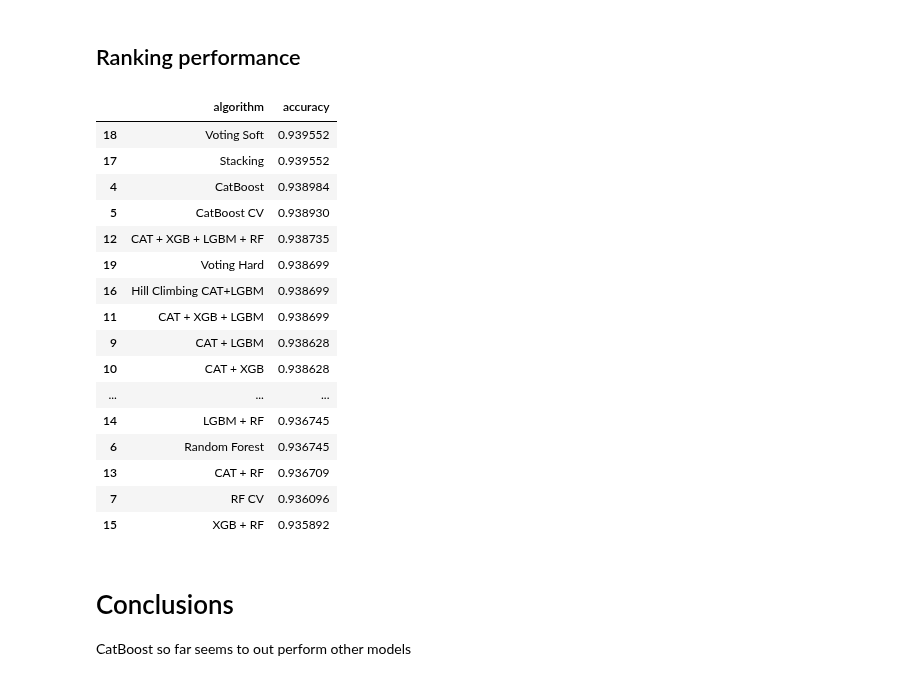
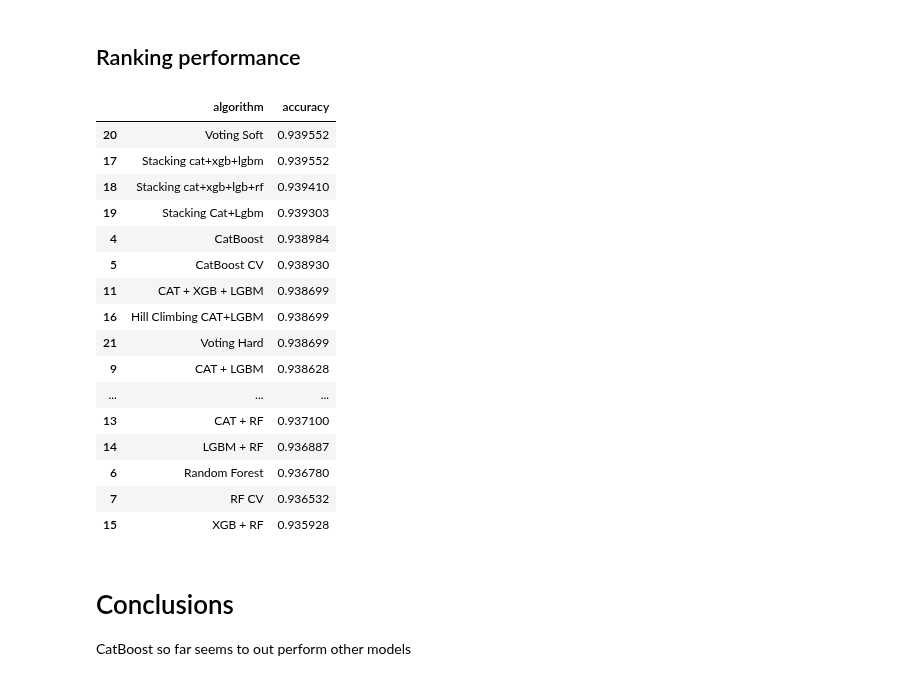
Before and after one commit to rubanzasilva/exploring_mental_health, a Jupyter notebook: eda-gradient-boosting-neural-nets-s04e11.ipynb, the cells around one changed output. Drawn from its saved outputs; the diff is of its cells as text; code cells hidden in the pictures.

Commit message:
Kaggle Notebook | EDA | Gradient Boosting | Neural Nets | s04e11 | trying out stacking_preds_cat_xgb_lgbm_rf

```diff
--- a/eda-gradient-boosting-neural-nets-s04e11.ipynb
+++ b/eda-gradient-boosting-neural-nets-s04e11.ipynb
@@ -1861,44 +1861,46 @@ sub
 # %%
 accuracy = pd.DataFrame({
     'algorithm': [ 'XGBoost','XGBoost CV','LGBM','LGBM CV',
                   'CatBoost','CatBoost CV','Random Forest',
                   'RF CV','XGB + LGBM', 'CAT + LGBM',
                   'CAT + XGB', 'CAT + XGB + LGBM',
                   'CAT + XGB + LGBM + RF','CAT + RF',
                   'LGBM + RF','XGB + RF','Hill Climbing CAT+LGBM',
-                  'Stacking','Voting Soft','Voting Hard'
+                  'Stacking cat+xgb+lgbm','Stacking cat+xgb+lgb+rf',
+                  'Stacking Cat+Lgbm','Voting Soft','Voting Hard'
                  ],
     'accuracy': [xgb_score,xgb_mean_score,lgbm_score,
                  lgbm_mean_score,cat_score,cat_mean_score,rf_score,
                  rf_mean_score,xgb_lgbm_score,cat_lgbm_score,
                  cat_xgb_score,cat_xgb_lgbm_score,
                  cat_xgb_lgbm_rf_score,cat_rf_score,
                  lgbm_rf_score,xgb_rf_score,best_score,
-                 stacking_score_cat_xgb_lgbm,voting_accuracy_soft,
+                 stacking_score_cat_xgb_lgbm,stacking_score_cat_xgb_lgbm_rf,
+                 stacking_score_cat_lgbm,voting_accuracy_soft,
                  voting_accuracy_hard
            ]
 })
 
 accuracy_sorted = accuracy.sort_values(by='accuracy', ascending=False)
 accuracy_sorted
 # %% [output]
 |  | algorithm | accuracy |
-| 18 | Voting Soft | 0.939552 |
-| 17 | Stacking | 0.939552 |
+| 20 | Voting Soft | 0.939552 |
+| 17 | Stacking cat+xgb+lgbm | 0.939552 |
+| 18 | Stacking cat+xgb+lgb+rf | 0.939410 |
+| 19 | Stacking Cat+Lgbm | 0.939303 |
 | 4 | CatBoost | 0.938984 |
 | 5 | CatBoost CV | 0.938930 |
-| 12 | CAT + XGB + LGBM + RF | 0.938735 |
-| 19 | Voting Hard | 0.938699 |
+| 11 | CAT + XGB + LGBM | 0.938699 |
 | 16 | Hill Climbing CAT+LGBM | 0.938699 |
-| 11 | CAT + XGB + LGBM | 0.938699 |
+| 21 | Voting Hard | 0.938699 |
 | 9 | CAT + LGBM | 0.938628 |
-| 10 | CAT + XGB | 0.938628 |
 | ... | ... | ... |
-| 14 | LGBM + RF | 0.936745 |
-| 6 | Random Forest | 0.936745 |
-| 13 | CAT + RF | 0.936709 |
-| 7 | RF CV | 0.936096 |
-| 15 | XGB + RF | 0.935892 |
+| 13 | CAT + RF | 0.937100 |
+| 14 | LGBM + RF | 0.936887 |
+| 6 | Random Forest | 0.936780 |
+| 7 | RF CV | 0.936532 |
+| 15 | XGB + RF | 0.935928 |
 # %% [markdown]
 # Conclusions
 
```
Also changed, not shown: parts of 29 cells of this notebook.
